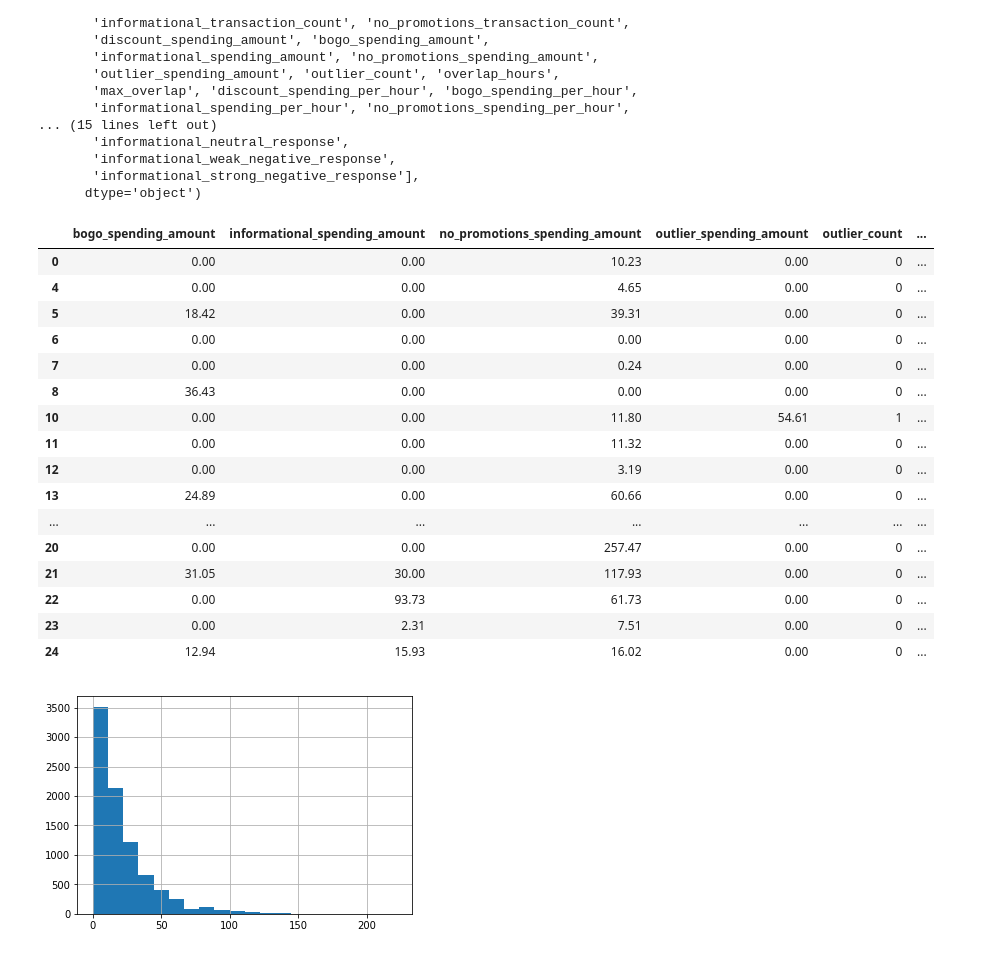
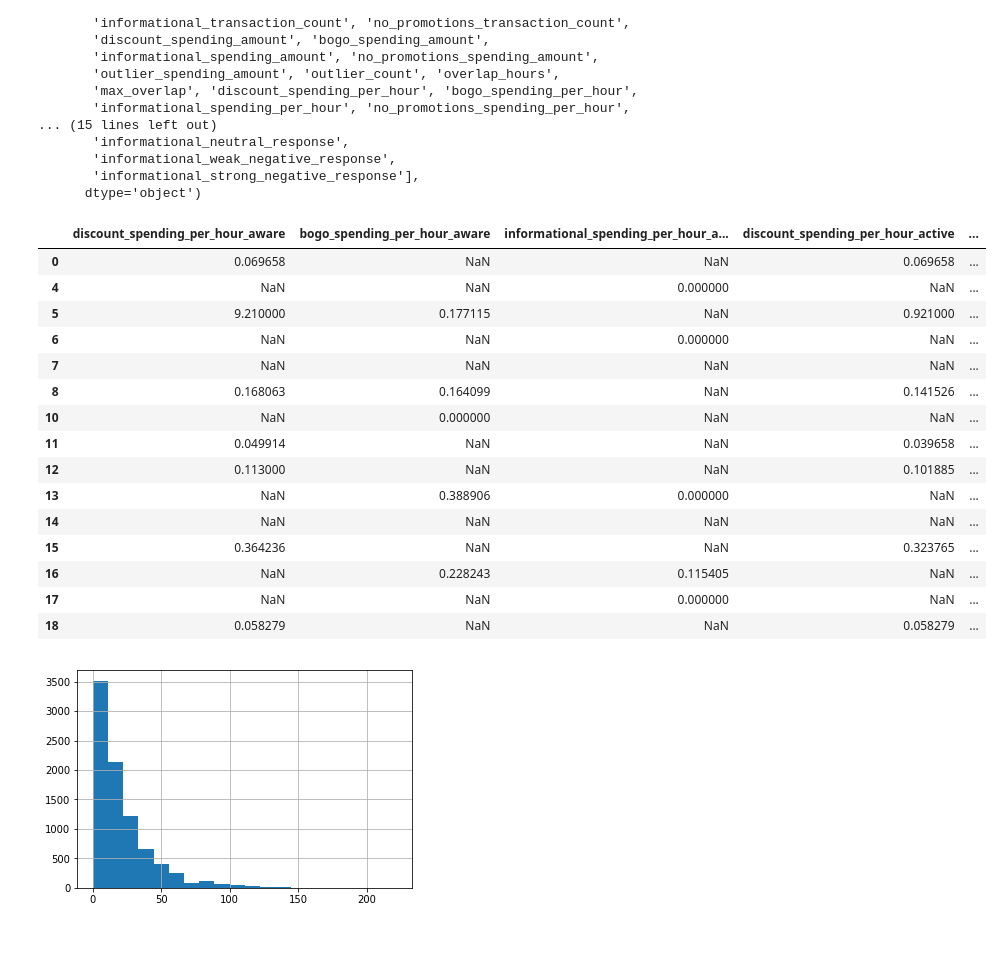
Before and after one commit to keigito/Starbucks_Customer_Analysis, a Jupyter notebook: Starbucks_Capstone_notebook.ipynb, the cells around one changed output. Cells and saved outputs as stored; diff of their text form; code cells hidden in the pictures.

Commit message:
feat: added spending per offer active hour features

```diff
--- a/Starbucks_Capstone_notebook.ipynb
+++ b/Starbucks_Capstone_notebook.ipynb
@@ -972,25 +1067,24 @@ Index(['age', 'gender', 'id', 'income', 'tenure_length', 'joined_date',
        'informational_strong_negative_response'],
       dtype='object')
 # %%
-profile[profile["discount_total_offers_count"] != 0].iloc[0:20, 20:40]
+profile[profile["discount_total_offers_count"] != 0].iloc[0:15, 29:36]
 # %% [output]
-|  | bogo_spending_amount | informational_spending_amount | no_promotions_spending_amount | outlier_spending_amount | outlier_count | ... |
-| 0 | 0.00 | 0.00 | 10.23 | 0.00 | 0 | ... |
-| 4 | 0.00 | 0.00 | 4.65 | 0.00 | 0 | ... |
-| 5 | 18.42 | 0.00 | 39.31 | 0.00 | 0 | ... |
-| 6 | 0.00 | 0.00 | 0.00 | 0.00 | 0 | ... |
-| 7 | 0.00 | 0.00 | 0.24 | 0.00 | 0 | ... |
-| 8 | 36.43 | 0.00 | 0.00 | 0.00 | 0 | ... |
-| 10 | 0.00 | 0.00 | 11.80 | 54.61 | 1 | ... |
-| 11 | 0.00 | 0.00 | 11.32 | 0.00 | 0 | ... |
-| 12 | 0.00 | 0.00 | 3.19 | 0.00 | 0 | ... |
-| 13 | 24.89 | 0.00 | 60.66 | 0.00 | 0 | ... |
-| ... | ... | ... | ... | ... | ... | ... |
-| 20 | 0.00 | 0.00 | 257.47 | 0.00 | 0 | ... |
-| 21 | 31.05 | 30.00 | 117.93 | 0.00 | 0 | ... |
-| 22 | 0.00 | 93.73 | 61.73 | 0.00 | 0 | ... |
-| 23 | 0.00 | 2.31 | 7.51 | 0.00 | 0 | ... |
-| 24 | 12.94 | 15.93 | 16.02 | 0.00 | 0 | ... |
+|  | discount_spending_per_hour_aware | bogo_spending_per_hour_aware | informational_spending_per_hour_a... | discount_spending_per_hour_active | ... |
+| 0 | 0.069658 | NaN | NaN | 0.069658 | ... |
+| 4 | NaN | NaN | 0.000000 | NaN | ... |
+| 5 | 9.210000 | 0.177115 | NaN | 0.921000 | ... |
+| 6 | NaN | NaN | 0.000000 | NaN | ... |
+| 7 | NaN | NaN | NaN | NaN | ... |
+| 8 | 0.168063 | 0.164099 | NaN | 0.141526 | ... |
+| 10 | NaN | 0.000000 | NaN | NaN | ... |
+| 11 | 0.049914 | NaN | NaN | 0.039658 | ... |
+| 12 | 0.113000 | NaN | NaN | 0.101885 | ... |
+| 13 | NaN | 0.388906 | 0.000000 | NaN | ... |
+| 14 | NaN | NaN | NaN | NaN | ... |
+| 15 | 0.364236 | NaN | NaN | 0.323765 | ... |
+| 16 | NaN | 0.228243 | 0.115405 | NaN | ... |
+| 17 | NaN | NaN | 0.000000 | NaN | ... |
+| 18 | 0.058279 | NaN | NaN | 0.058279 | ... |
 # %%
 profile["discount_avg_receive_to_view_time"].hist(bins=20);
 # %% [output]
```
Also changed, not shown: parts of 12 cells of this notebook.
